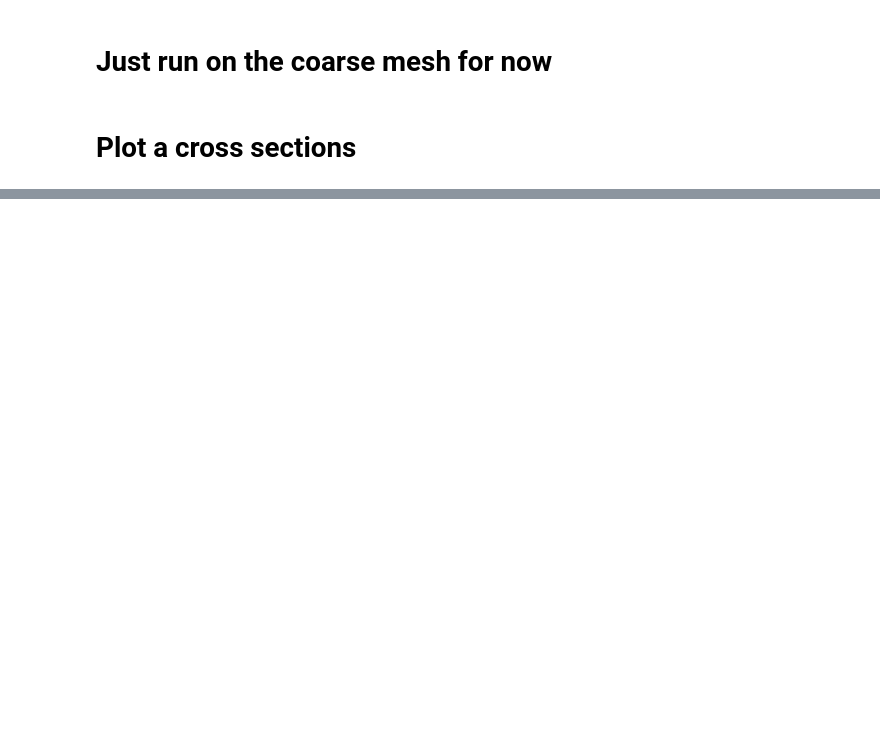
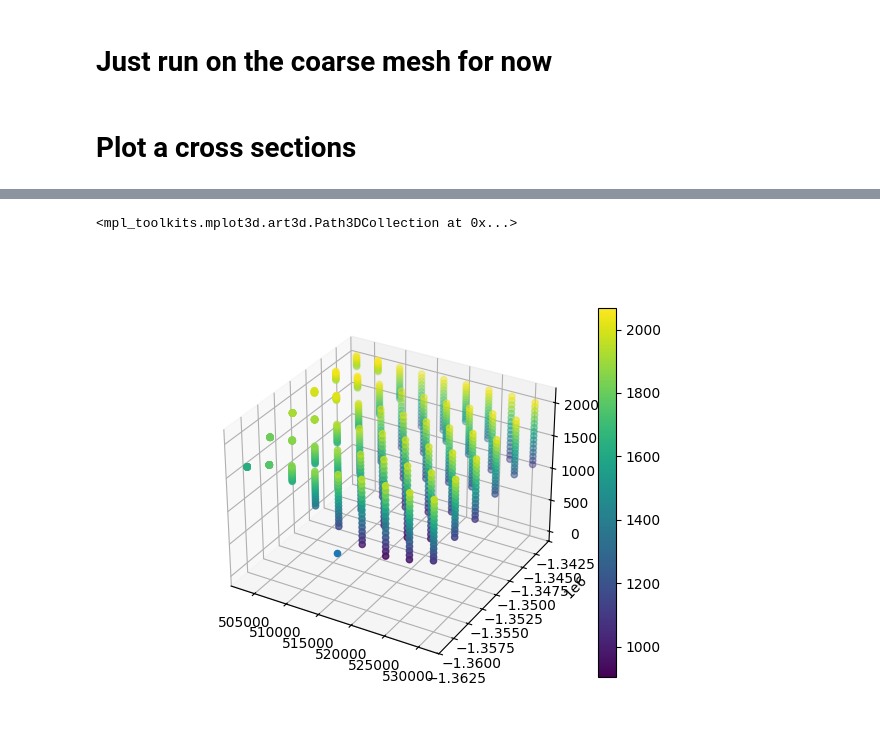
Before and after one commit to johnmorganmanos/AH_temp_paper, a Jupyter notebook: Processing_notebooks/module_testing.ipynb, the cells around one changed output, grey strips where cells are left out. Cells and saved outputs as stored; diff of their text form; code cells hidden in the pictures; blank space fills up the shorter version.

```diff
--- a/Processing_notebooks/module_testing.ipynb
+++ b/Processing_notebooks/module_testing.ipynb
@@ -164,0 +194,30 @@ plt.tight_layout()
+# %%
+
+flowline_surf = pd.read_csv('../flowlines/manual_flowlines/csv/ALHIC2302_surface_rema_100m.csv')
+flowline_bed = pd.read_csv('../flowlines/manual_flowlines/csv/ALHIC2302_bed_merged_100m.csv')
+flowline_xs = flowline_surf['E']
+flowline_ys = flowline_surf['N']
+flowline_bed_elev = flowline_bed['Elev']
+flowline_surf_elev = flowline_surf['Elev']
+flowline_distance = flowline_surf['Distance']
+
+z_coords = np.linspace(1300, 2200, 500)
+
+### sample the DEM directly
+src_bed_resampled = rasterio.open("resampled_meshes/resampled_bed_dem.tif")
+coords_flowline = [(x,y) for x,y in zip(flowline_xs, flowline_ys)]
+bed_along_flowline_from_tiff_resamp = [x for x in src_bed_resampled.sample(coords_flowline)]
+bed_along_flowline_from_tiff_resamp = np.array(bed_along_flowline_from_tiff_resamp)
+
+
+### sample the DEM directly
+src_bed_full = rasterio.open("../Meshes/ThreeD_meshing/bedmachine_ian_merged_bed_large_aoi_8m_aligned_fixed.tif")
+bed_along_flowline_from_tiff_full = [x for x in src_bed_full.sample(coords_flowline)]
+bed_along_flowline_from_tiff_full = np.array(bed_along_flowline_from_tiff_full)
+
+### import the boreholes ###
+
+### Load boreholes
+borehole_locations = pd.read_csv('../Borehole_Locations/Borehole_locations_DTS.csv')
+transformer = Transformer.from_crs("EPSG:4326", "EPSG:3031", always_xy=True)
+transformed_x, transformed_y = transformer.transform(borehole_locations['E'], borehole_locations['S'])
@@ -164,0 +366,11 @@ plt.tight_layout()
+# %%
+
+
+ax = plt.figure().add_subplot(projection='3d')
+im = ax.scatter(mesh.coordinates.dat.data_ro[:,0], mesh.coordinates.dat.data_ro[:,1], mesh.coordinates.dat.data_ro[:,2],c=mesh.coordinates.dat.data_ro[:,2])
+cbar = plt.colorbar(im,ax=ax)
+
+ax.scatter(x_coord[0], y_coord[0])
+# %% [output]
+<mpl_toolkits.mplot3d.art3d.Path3DCollection at 0x...>
+[figure, added]
```
Also changed, not shown: parts of 23 cells of this notebook, 3 other files.
